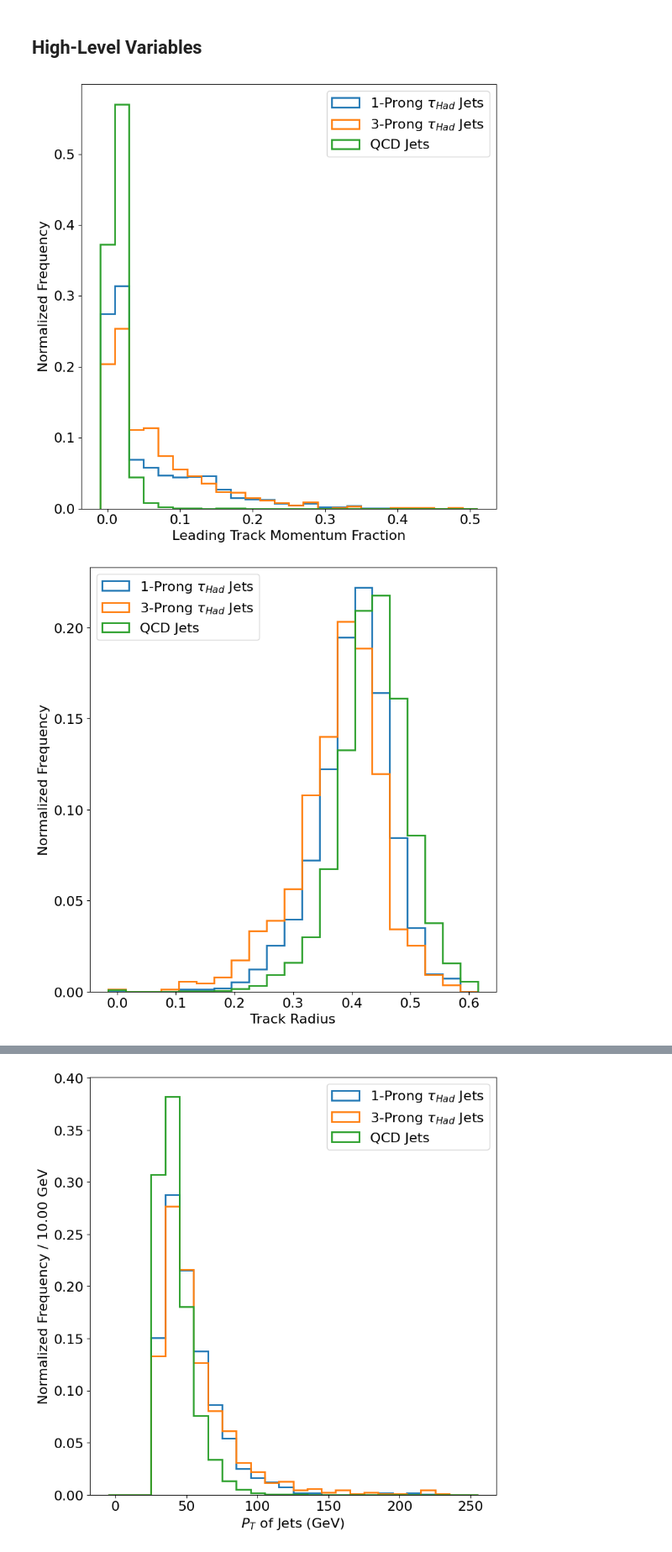
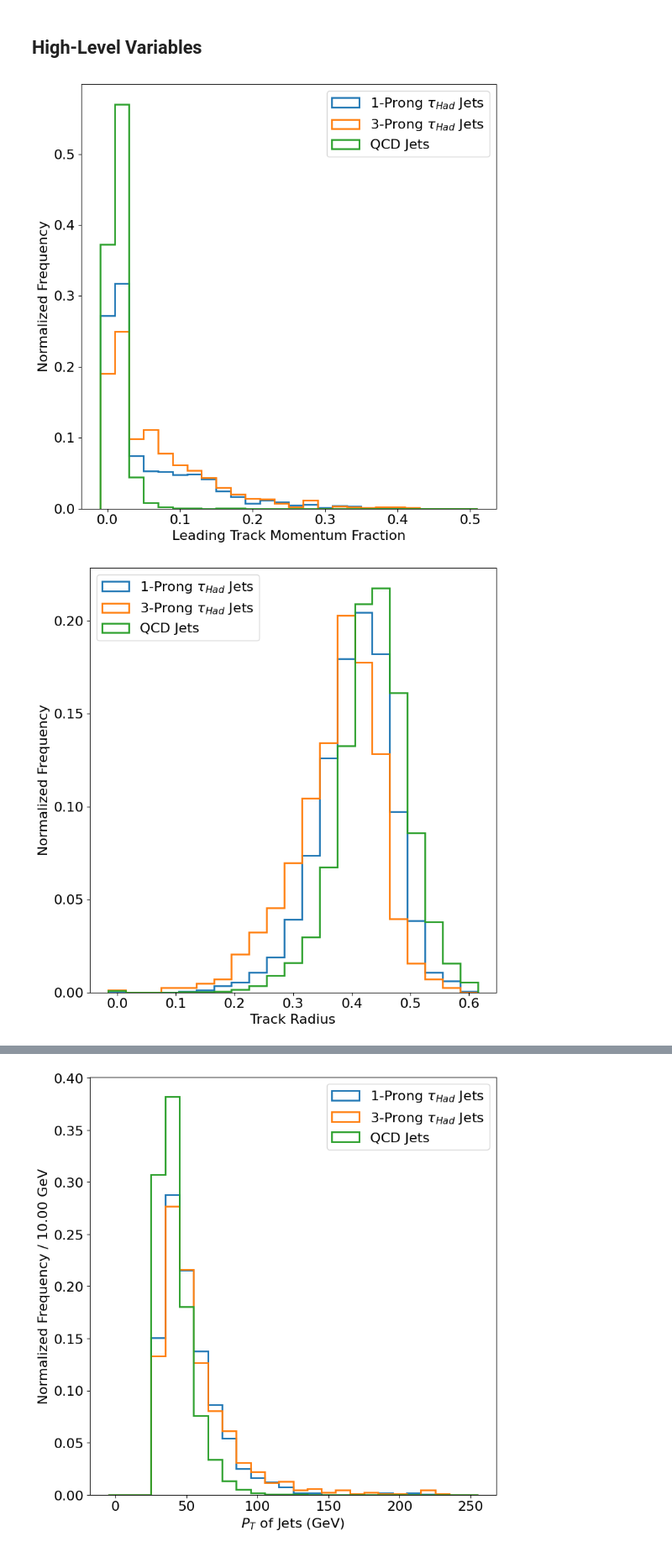
Before and after one commit to xju2/root_gnn, a Jupyter notebook: notebook/Plottings for Dataset.ipynb, the cells around one changed output, grey strips where cells are left out. Shown: that part at 84% size. Drawn from its saved outputs; the diff is of its cells as text; code cells hidden in the pictures.

```diff
--- a/notebook/Plottings for Dataset.ipynb
+++ b/notebook/Plottings for Dataset.ipynb
@@ -21,7 +11,7 @@ https://github.com/tensorflow/addons
 # %% [markdown]
 # Utility Functions
 # %%
-ditauPU = '/global/cfs/cdirs/m3443/data/TauStudies/v5/ditau_train.root'
+ditauPU = '/global/cfs/cdirs/m3443/data/TauStudies/v5/ditau_train_final2.root'
 qcdPU = '/global/cfs/cdirs/m3443/data/TauStudies/v5/qcd_train.root'
 ditau_test = '/global/cfs/cdirs/m3443/data/TauStudies/v5/ditau_test.root'
 qcd_test = '/global/cfs/cdirs/m3443/data/TauStudies/v5/qcd_test.root'
@@ -197,4 +187,4 @@ for _ in trange(nevt, desc="qcd"):
     for var in hlv_names:
         data[var].extend(hlv[var])
 
-df = pd.DataFrame(data)
+edf = pd.DataFrame(data)
@@ -290,16 +279,16 @@ hlv_locs = ['best', 'upper left', 'upper left', 'best', 'best']
 # %%
 for i in range(len(hlv_names)):
     var_name = hlv_names[i]
     rg = hlv_rg[i]
     label = hlv_labels[i]
     bins = hlv_bins[i]
     font = hlv_fonts[i]
     loc = hlv_locs[i]
-    plot(df, var_name, rg=rg, num_bins=bins,
+    plot(edf, var_name, rg=rg, num_bins=bins,
          xlabel=label,
          ylabel=f'Normalized Frequency',
          save_name=f"HLV_{label}.pdf",
          use_mean=False, font_size=font, loc=loc)
 # %% [output]
-[figure, old version]
+[figure, new version]
-[figure, old version]
+[figure, new version]
```
Also changed, not shown: parts of 10 cells of this notebook, 16 other files.
